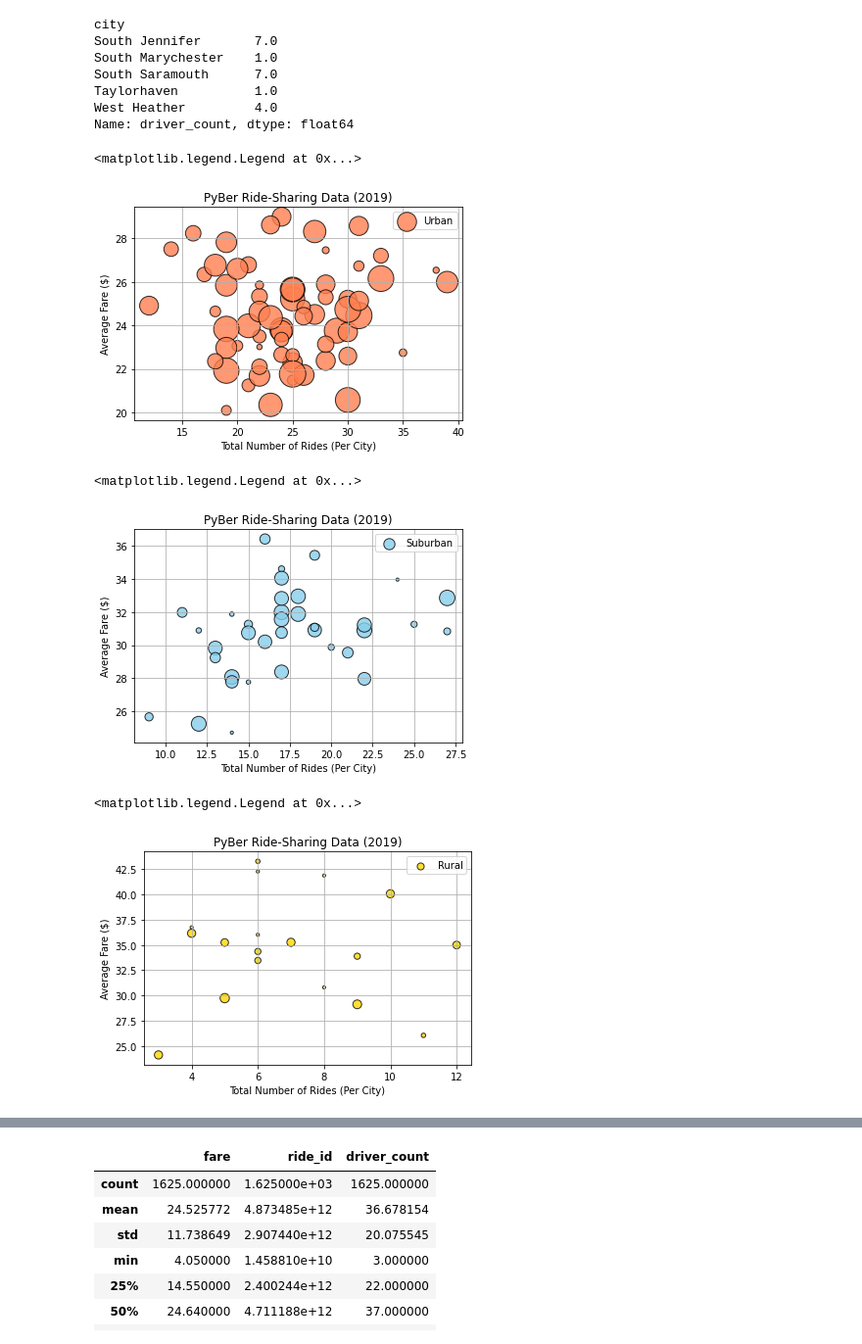
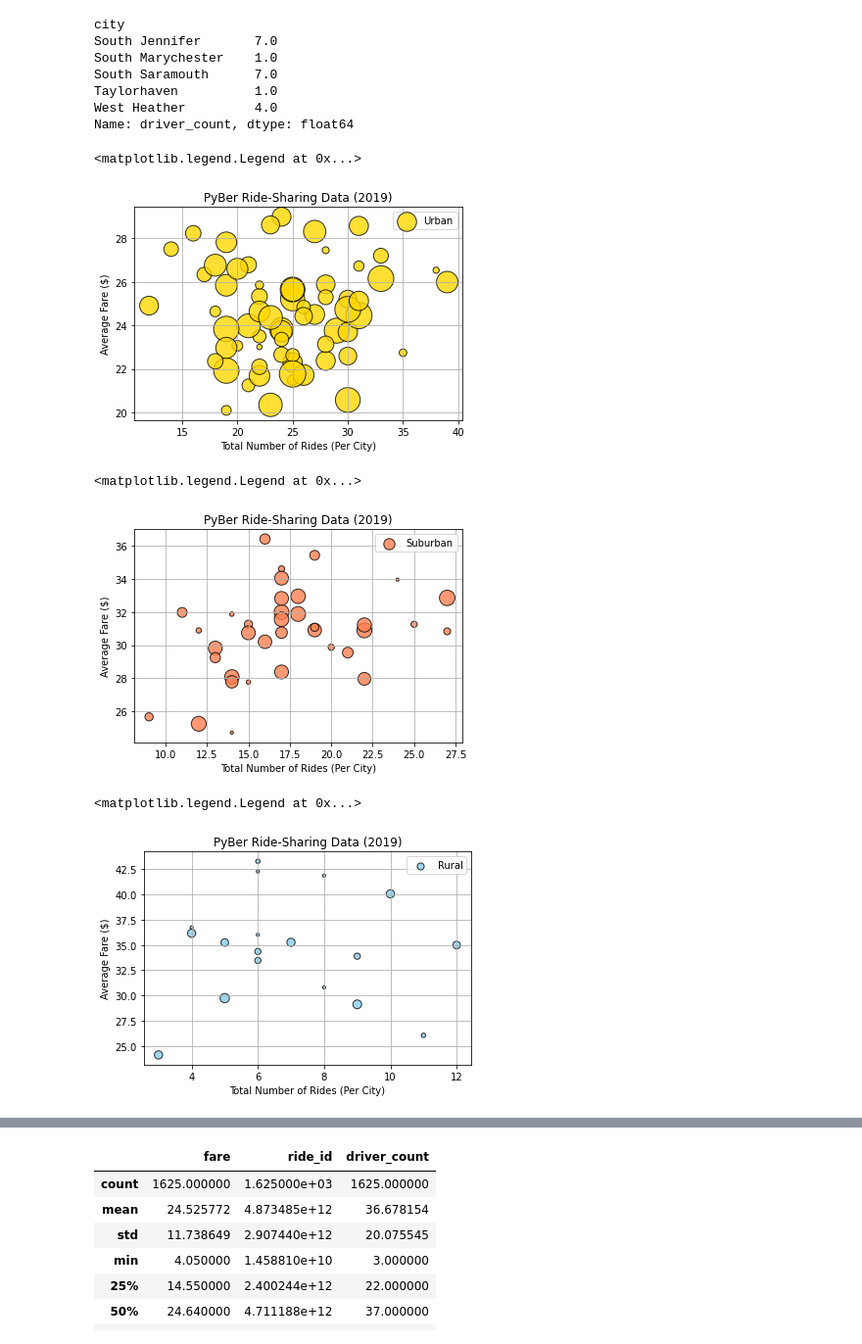
Before and after one commit to SringayKeno/Pyber_Analysis, a Jupyter notebook: Pyber.ipynb, the cells around one changed output, grey strips where cells are left out. Shown at 98% size. Saved outputs shown, nothing was run; the diff lists cells and outputs as text; code cells hidden in the pictures.

```diff
--- a/Pyber.ipynb
+++ b/Pyber.ipynb
@@ -313,24 +313,24 @@ Name: driver_count, dtype: float64
 # %%
 #plt.scatter urban cities
 plt.scatter(urban_ride_count,
       urban_avg_fare,
-      s=10*urban_driver_count, c="coral",
+      s=10*urban_driver_count, c="gold",
       edgecolor="black", linewidths=1,
       alpha=0.8, label="Urban")
 plt.title("PyBer Ride-Sharing Data (2019)")
 plt.ylabel("Average Fare ($)")
 plt.xlabel("Total Number of Rides (Per City)")
 plt.grid(True)
 # Add the legend.
 plt.legend()
 # %% [output]
 <matplotlib.legend.Legend at 0x...>
-[figure, old version]
+[figure, new version]
 # %%
 #plt.scatter suburban cities.
 plt.scatter(suburban_ride_count,
       suburban_avg_fare,
-      s=10*suburban_driver_count, c="skyblue",
+      s=10*suburban_driver_count, c="coral",
       edgecolor="black", linewidths=1,
       alpha=0.8, label="Suburban")
 plt.title("PyBer Ride-Sharing Data (2019)")
@@ -341,12 +341,12 @@ plt.grid(True)
 plt.legend()
 # %% [output]
 <matplotlib.legend.Legend at 0x...>
-[figure, old version]
+[figure, new version]
 # %%
 #plt.scatter rural cities
 plt.scatter(rural_ride_count,
       rural_avg_fare,
-      s=10*rural_driver_count, c="gold",
+      s=10*rural_driver_count, c="skyblue",
       edgecolor="black", linewidths=1,
       alpha=0.8, label="Rural")
 plt.title("PyBer Ride-Sharing Data (2019)")
@@ -357,7 +357,7 @@ plt.grid(True)
 plt.legend()
 # %% [output]
 <matplotlib.legend.Legend at 0x...>
-[figure, old version]
+[figure, new version]
 # %%
 #combining plt.scatter urb, sub, and rur
 
```
Also changed, not shown: parts of 1 cell of this notebook, 1 other file.
